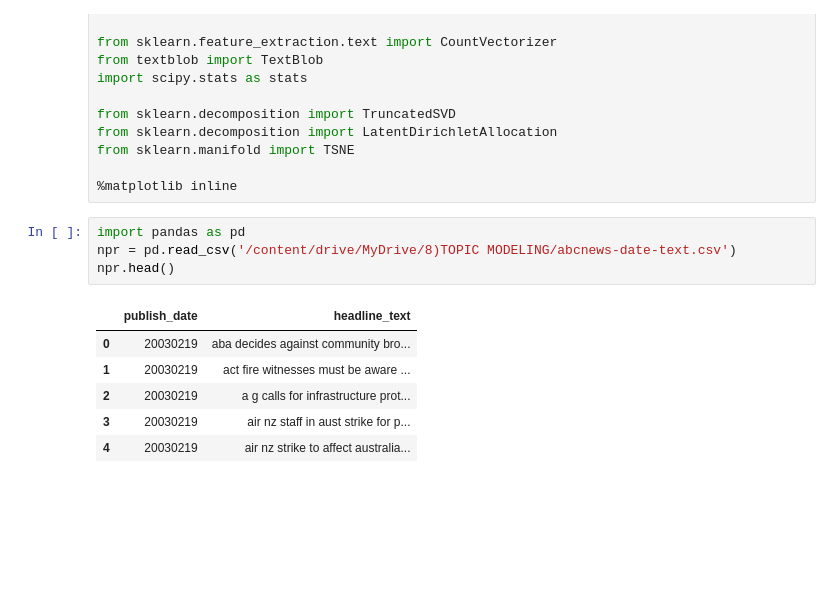
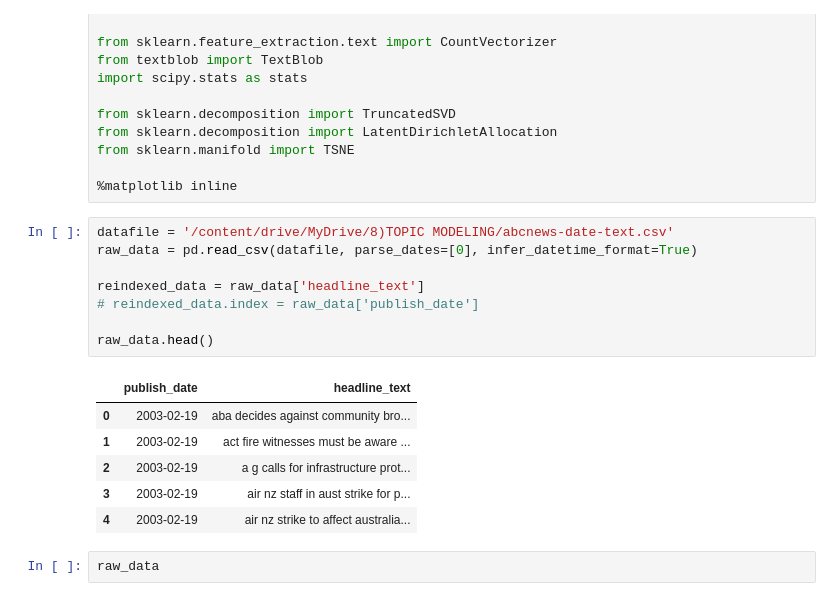
Before and after one commit to ajit04022000/Topic_Modeling, a Jupyter notebook: Topic_modeling_steps.ipynb, the cells around one changed output. Drawn from its saved outputs; the diff is of its cells as text; blank space fills up the shorter version.

```diff
--- a/Topic_modeling_steps.ipynb
+++ b/Topic_modeling_steps.ipynb
@@ -22,14 +22,20 @@ from sklearn.manifold import TSNE
 
 %matplotlib inline
 # %%
-import pandas as pd
-npr = pd.read_csv('/content/drive/MyDrive/8)TOPIC MODELING/abcnews-date-text.csv')
-npr.head()
+datafile = '/content/drive/MyDrive/8)TOPIC MODELING/abcnews-date-text.csv'
+raw_data = pd.read_csv(datafile, parse_dates=[0], infer_datetime_format=True)
+
+reindexed_data = raw_data['headline_text']
+# reindexed_data.index = raw_data['publish_date']
+
+raw_data.head()
 # %% [output]
 |  | publish_date | headline_text |
-| 0 | 20030219 | aba decides against community bro... |
-| 1 | 20030219 | act fire witnesses must be aware ... |
-| 2 | 20030219 | a g calls for infrastructure prot... |
-| 3 | 20030219 | air nz staff in aust strike for p... |
-| 4 | 20030219 | air nz strike to affect australia... |
+| 0 | 2003-02-19 | aba decides against community bro... |
+| 1 | 2003-02-19 | act fire witnesses must be aware ... |
+| 2 | 2003-02-19 | a g calls for infrastructure prot... |
+| 3 | 2003-02-19 | air nz staff in aust strike for p... |
+| 4 | 2003-02-19 | air nz strike to affect australia... |
+# %%
+raw_data
 # %%
```
Also changed, not shown: parts of 18 cells of this notebook.
